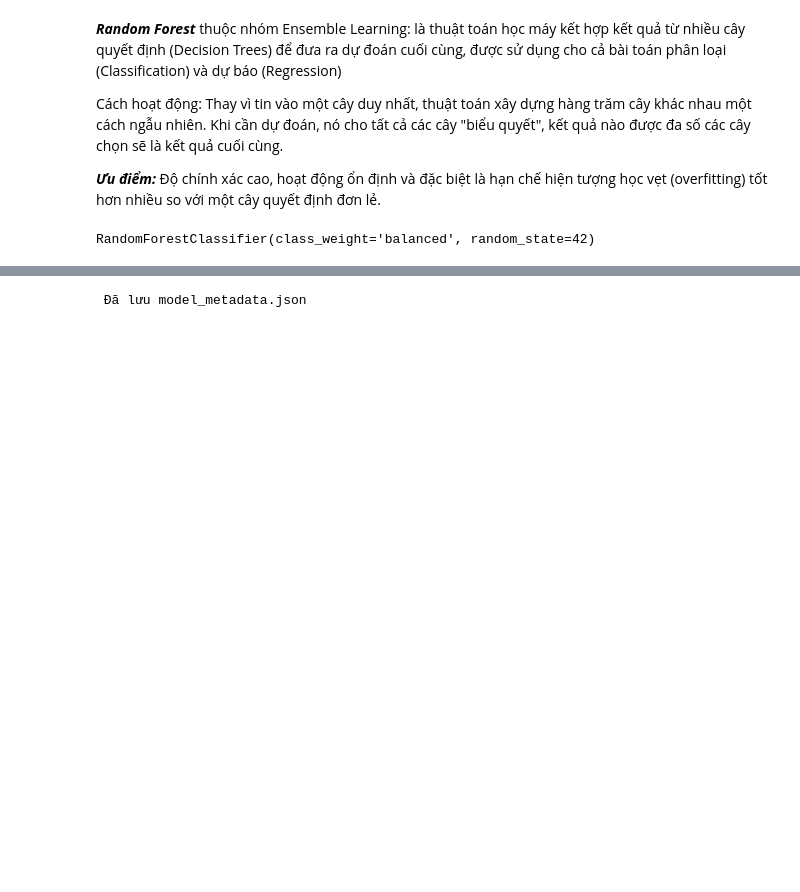
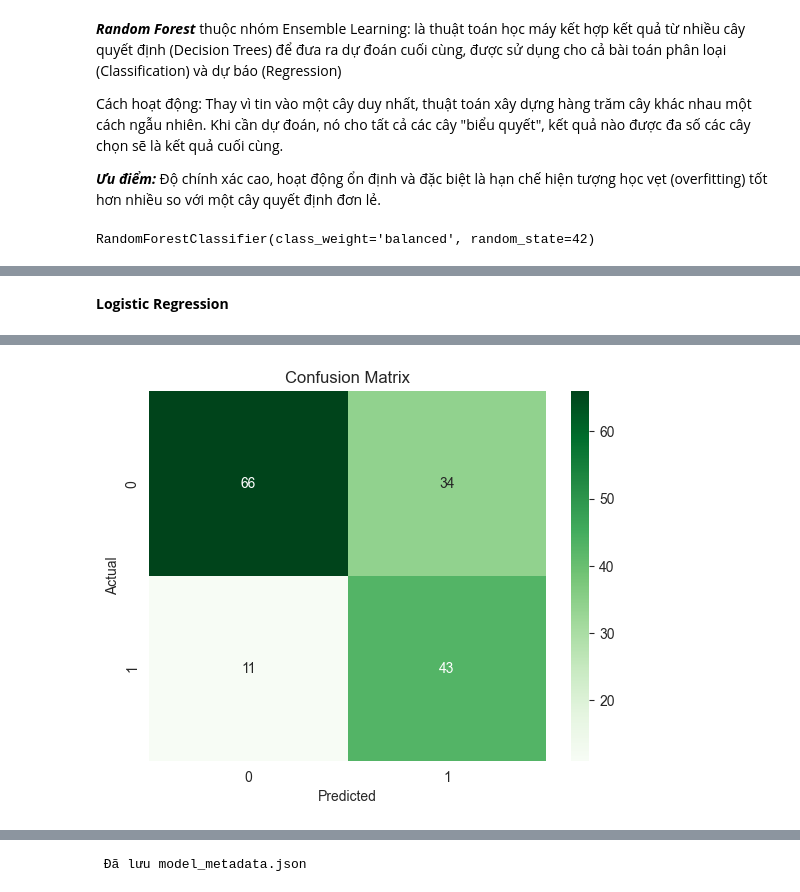
Before and after one commit to hongyen-oss/Diabetes-Prediction, a Jupyter notebook: Notebooks/project_analysis.ipynb, the cells around one changed output, grey strips where cells are left out. Cells and saved outputs as stored; diff of their text form; code cells hidden in the pictures; blank space fills up the shorter version.

```diff
--- a/Notebooks/project_analysis.ipynb
+++ b/Notebooks/project_analysis.ipynb
@@ -643,7 +652,6 @@ df[cols_to_fix_zeros] = imputer.fit_transform(df[cols_to_fix_zeros])
 # %%
 # Feature mới
 df["Glucose_BMI_Ratio"] = df["Glucose"] / (df["BMI"] + 1e-5)
-df["Age_Glucose"] = df["Age"] * df["Glucose"]
 
 df["Age_Group"] = pd.cut(
     df["Age"],
@@ -1775,0 +975,18 @@ MODEL COMPARISON
+# %%
+X_train, X_test, y_train, y_test = train_test_split(
+    X_new,
+    y,
+    test_size=0.2,
+    random_state=42,
+    stratify=y
+)
+
+# Kiểm tra
+print("Train shape:", X_train.shape)
+print("Test shape:", X_test.shape)
+
+print("\nTrain distribution:")
+print(y_train.value_counts())
+
+print("\nTest distribution:")
+print(y_test.value_counts())
@@ -1775,0 +1008,51 @@ MODEL COMPARISON
+# %% [markdown]
+**Logistic Regression**
+# %%
+# Khởi tạo model
+lr_pipeline = Pipeline([
+    ("imputer", SimpleImputer(strategy="median")),
+    ("scaler", StandardScaler()),
+    # Thêm class_weight="balanced" để tự động điều chỉnh trọng số cho lớp thiểu số (người bệnh)
+    ("model", LogisticRegression(max_iter=1000, random_state=42, class_weight="balanced"))
+])
+
+# Định nghĩa dải tham số Tuning
+param_grid_lr = {
+    'model__C': [0.001, 0.01, 0.1, 1, 10, 100],
+    'model__solver': ['lbfgs', 'liblinear']
+}
+# Cấu hình Cross-validation (10-fold, lặp 3 lần)
+cv = RepeatedStratifiedKFold(n_splits=10, n_repeats=3, random_state=1)
+
+# Cấu hình Grid Search
+grid_lr = GridSearchCV(
+    estimator=lr_pipeline,
+    param_grid=param_grid_lr,
+    cv=cv,
+    scoring='recall',
+    n_jobs=-1
+)
+
+# Train
+grid_lr.fit(X_train, y_train)
+
+# Predict
+lr_pred = grid_lr.predict(X_test)
+
+# Tính xác suất để tính AUC
+lr_probs = grid_lr.predict_proba(X_test)[:, 1]
+lr_auc_score = roc_auc_score(y_test, lr_probs)
+
+print("=== LOGISTIC REGRESSION EVALUATION ===")
+print("Classification Report:\n",classification_report(y_test,lr_pred))
+print("\n F1 Score: ",f1_score(y_test,lr_pred))
+print("\n Precision: ",precision_score(y_test,lr_pred))
+print("\n Recall: ",recall_score(y_test,lr_pred))
+print("\n AUC: ", lr_auc_score)
+
+sns.heatmap(confusion_matrix(y_test,lr_pred), annot=True, fmt='d', cmap='Greens')
+plt.title("Confusion Matrix")
+plt.xlabel("Predicted")
+plt.ylabel("Actual")
+plt.show()
+# %% [output]
@@ -1775,0 +1078 @@ MODEL COMPARISON
+[figure, added]
```
Also changed, not shown: parts of 81 cells of this notebook, 7 other files.
